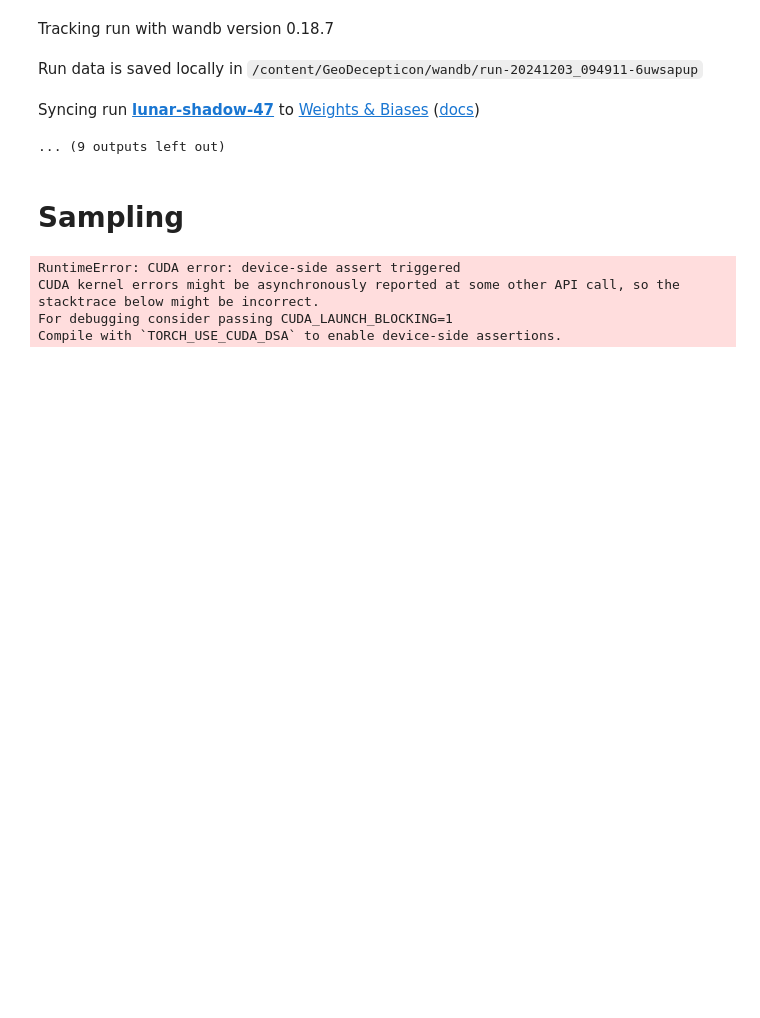
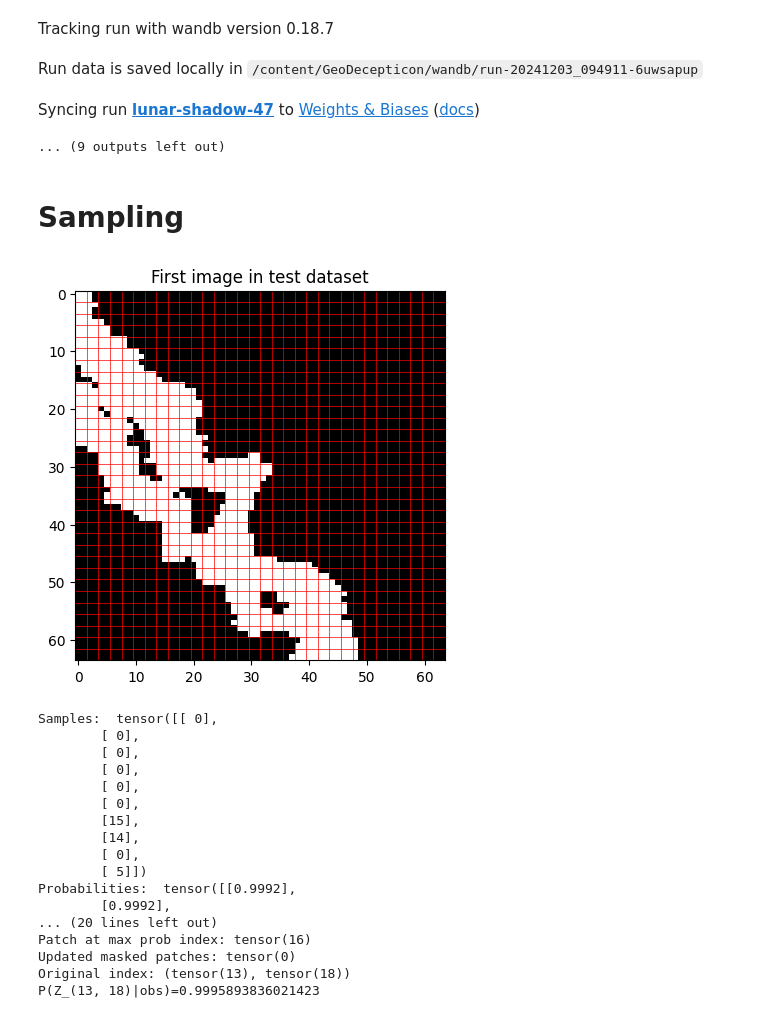
Before and after one commit to OscarOvanger/GeoDecepticon, a Jupyter notebook: training_notebook.ipynb, the cells around one changed output. Saved outputs shown, nothing was run; the diff lists cells and outputs as text; code cells hidden in the pictures; blank space fills up the shorter version.

```diff
--- a/training_notebook.ipynb
+++ b/training_notebook.ipynb
@@ -365,17 +365,26 @@ Syncing run lunar-shadow-47 to Weights & Biases (docs)
 # Sampling
 # %%
 # Load the model
-model.load_state_dict(torch.load("vision_transformer_final_balanced.pth"))
+# Load the checkpoint
+checkpoint = torch.load("vision_transformer_sample.pth",map_location=torch.device('cpu'))
+
+# Load the model weights from the checkpoint
+model.load_state_dict(checkpoint["model_state_dict"])
+
+# Set the model to evaluation mode
 model.eval()
 # Load the first image from the test data
 # Dataset and DataLoader
-current_num_mask = 900
+current_num_mask = 10
 batch_size = 1
 dataset = BinaryImageDataset(test_images)  # Assumes training_images is already loaded
 dataloader = DataLoader(dataset, batch_size=batch_size, shuffle=False)
 batch_idx, test_images = next(enumerate(dataloader))
 first_image = test_images[0]
 plt.imshow(first_image,cmap='gray')
+for i in range(32):
+    plt.axhline(i * 2 - 0.5, color='r', linewidth=0.5)  # Horizontal grid lines
+    plt.axvline(i * 2 - 0.5, color='r', linewidth=0.5)  # Vertical grid lines
 plt.title("First image in test dataset")
 plt.show()
 
@@ -389,40 +398,66 @@ random_indices = torch.rand(batch_size, max_patches).argsort(dim=1)[:, :current_
 mask = torch.zeros((batch_size, max_patches), dtype=torch.bool)
 mask.scatter_(1, random_indices, True)
 
 #Mask
 masked_patches[mask] = num_tokens - 1  # Replace masked patches with the mask token
 
 # Move to device
 masked_patches, patch_indices, mask = (
     masked_patches.to(device),
     patch_indices.to(device),
     mask.to(device),
 )
 
+"""
+This is where the loop starts
+"""
 #Get the logits of the masked patches
 logits = model(masked_patches) # (batch_size,max_patches,num_tokens - 1)
 # Isolate the masked patches
 # Get the indices of True values
 indices = mask.nonzero(as_tuple=True)  # Returns indices where mask is True
 # Extract logits at masked positions while maintaining row-wise structure
 masked_logits = logits[indices[0], indices[1]]  # Extracts all True-index logits
 masked_patch_indices = patch_indices[indices[0], indices[1]]  # Extracts all True-index patch indices
 # Reshape to [batch_size, num_masked_patches, num_classes]
 masked_logits = masked_logits.view(batch_size, current_num_mask, -1)  # (batch_size, current_num_mask, num_tokens-1)
 masked_patch_indices = masked_patch_indices.view(batch_size, current_num_mask) #(batch_size, current_num_mask)
 masked_probs = torch.softmax(masked_logits, dim=-1) # (batch_size,current_num_mask,num_tokens-1)
 samples = torch.multinomial(masked_probs.view(-1, num_tokens-1), num_samples=1)
 # Get the probabilites of the samples
 prob_samples = torch.gather(masked_probs.view(-1, num_tokens-1), 1, samples.view(-1, 1))
+print("Samples: ", samples)
+print("Probabilities: ", prob_samples)
 # Find the argmax
-max_prob = torch.argmax(prob_samples, dim=0)
-best_sample = samples[0][max_prob]
-best_sample_idx = torch.nonzero(mask)
-print("Best sample: ", best_sample)
-print("Best sample index: ", best_sample_idx)
-#reconstructed_patches = masked_patches.clone()
+max_prob = torch.argmax(prob_samples, dim=0)[0]
+print("Max prob: ", max_prob)
+mask_idx = torch.nonzero(mask)
+print("Mask indexes:", mask_idx)
+max_prob_idx = mask_idx[max_prob][-1]
+print("Maximum Probability Index:", max_prob_idx)
+print("Patch at max prob index:", masked_patches[0][max_prob_idx])
+#Update
+masked_patches[0][max_prob_idx] = samples[max_prob][0]
+print("Updated masked patches:", masked_patches[0][max_prob_idx])
+original_index = torch.unravel_index(max_prob_idx, (32,32))
+print("Original index:", original_index)
+print(f"P(Z_{(int(original_index[0]),int(original_index[1]))}|obs)={prob_samples[max_prob][0]}")
 # %% [output]
+[figure, added]
-RuntimeError: CUDA error: device-side assert triggered
-CUDA kernel errors might be asynchronously reported at some other API call, so the stacktrace below might be incorrect.
-For debugging consider passing CUDA_LAUNCH_BLOCKING=1
-Compile with `TORCH_USE_CUDA_DSA` to enable device-side assertions.
+Samples:  tensor([[ 0],
+        [ 0],
+        [ 0],
+        [ 0],
+        [ 0],
+        [ 0],
+        [15],
+        [14],
+        [ 0],
+        [ 5]])
+Probabilities:  tensor([[0.9992],
+        [0.9992],
+... (20 lines left out)
+Patch at max prob index: tensor(16)
+Updated masked patches: tensor(0)
+Original index: (tensor(13), tensor(18))
+P(Z_(13, 18)|obs)=0.9995893836021423
```
Also changed, not shown: parts of 1 cell of this notebook.
